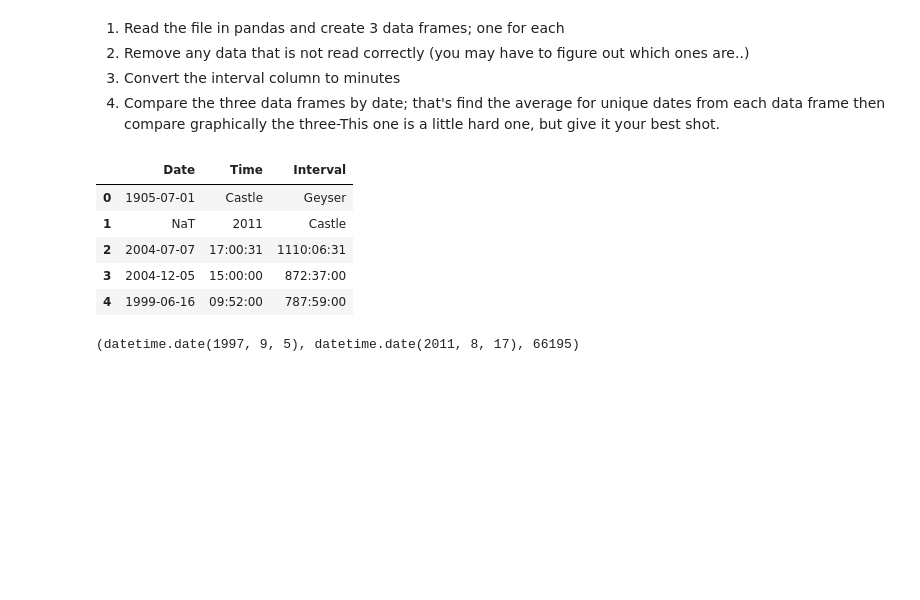
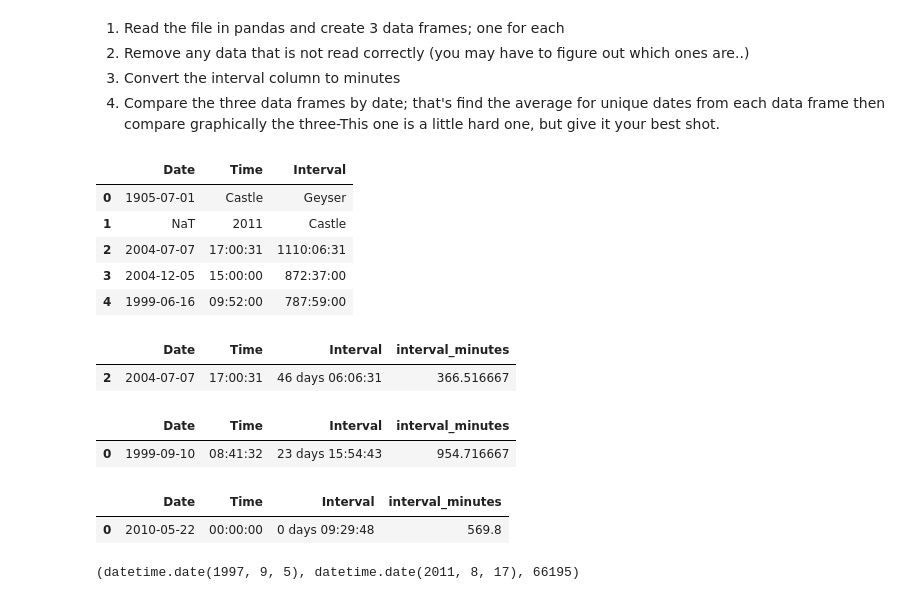
Before and after one commit to justinabrahms/eou_dat315, a Jupyter notebook: project3.ipynb, the cells around one changed output. Drawn from its saved outputs; the diff is of its cells as text; code cells hidden in the pictures; blank space fills up the shorter version.

Commit message:
add view of intervals in minutes

```diff
--- a/project3.ipynb
+++ b/project3.ipynb
@@ -33,6 +33,21 @@ def clean_sheet(df):
 castle = clean_sheet(castle)
 daisy = clean_sheet(daisy)
 grand = clean_sheet(grand)
+# %%
+castle.head(1)
+# %% [output]
+|  | Date | Time | Interval | interval_minutes |
+| 2 | 2004-07-07 | 17:00:31 | 46 days 06:06:31 | 366.516667 |
+# %%
+daisy.head(1)
+# %% [output]
+|  | Date | Time | Interval | interval_minutes |
+| 0 | 1999-09-10 | 08:41:32 | 23 days 15:54:43 | 954.716667 |
+# %%
+grand.head(1)
+# %% [output]
+|  | Date | Time | Interval | interval_minutes |
+| 0 | 2010-05-22 | 00:00:00 | 0 days 09:29:48 | 569.8 |
 # %%
 intervals = [x[['Date', 'interval_minutes']] for x in [castle, daisy, grand]]
 averaged = pd.concat(intervals)
```
